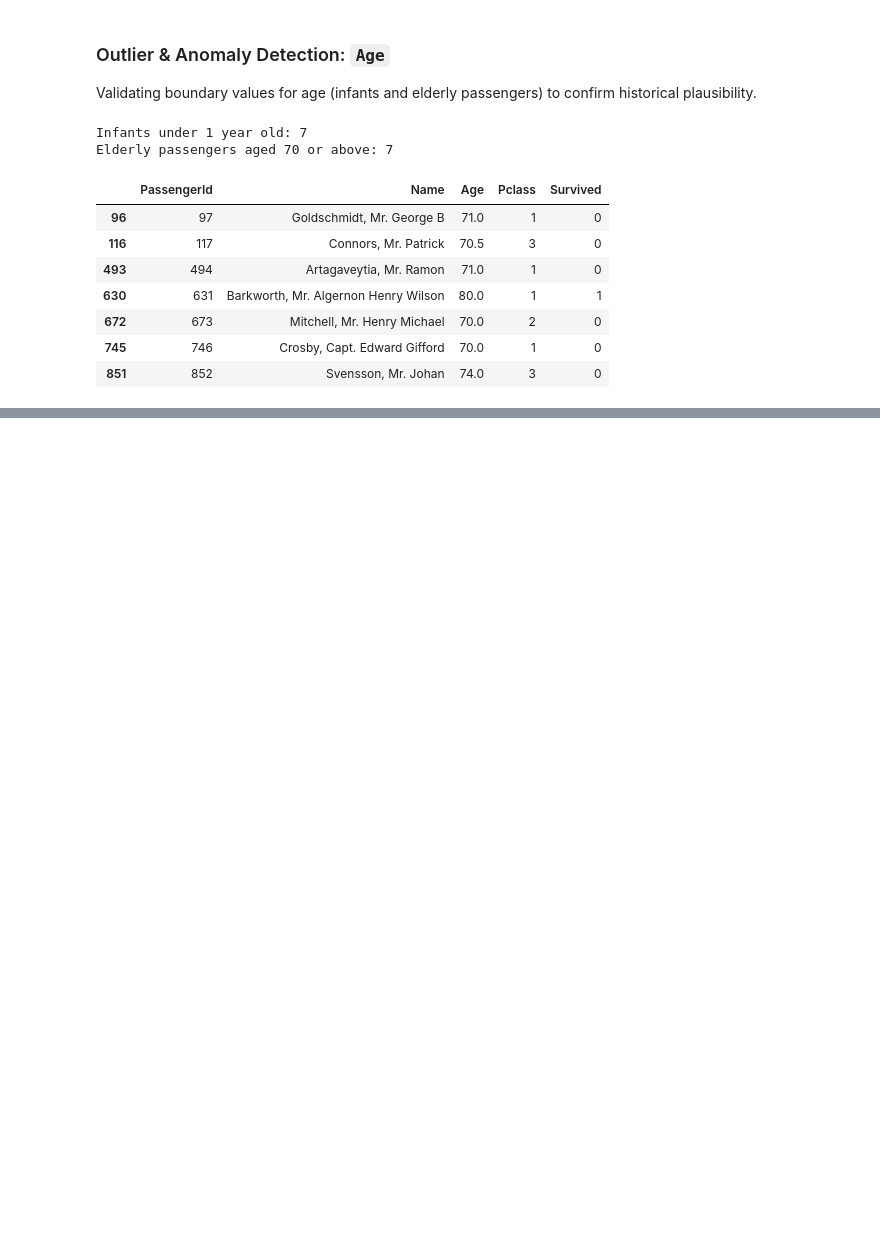
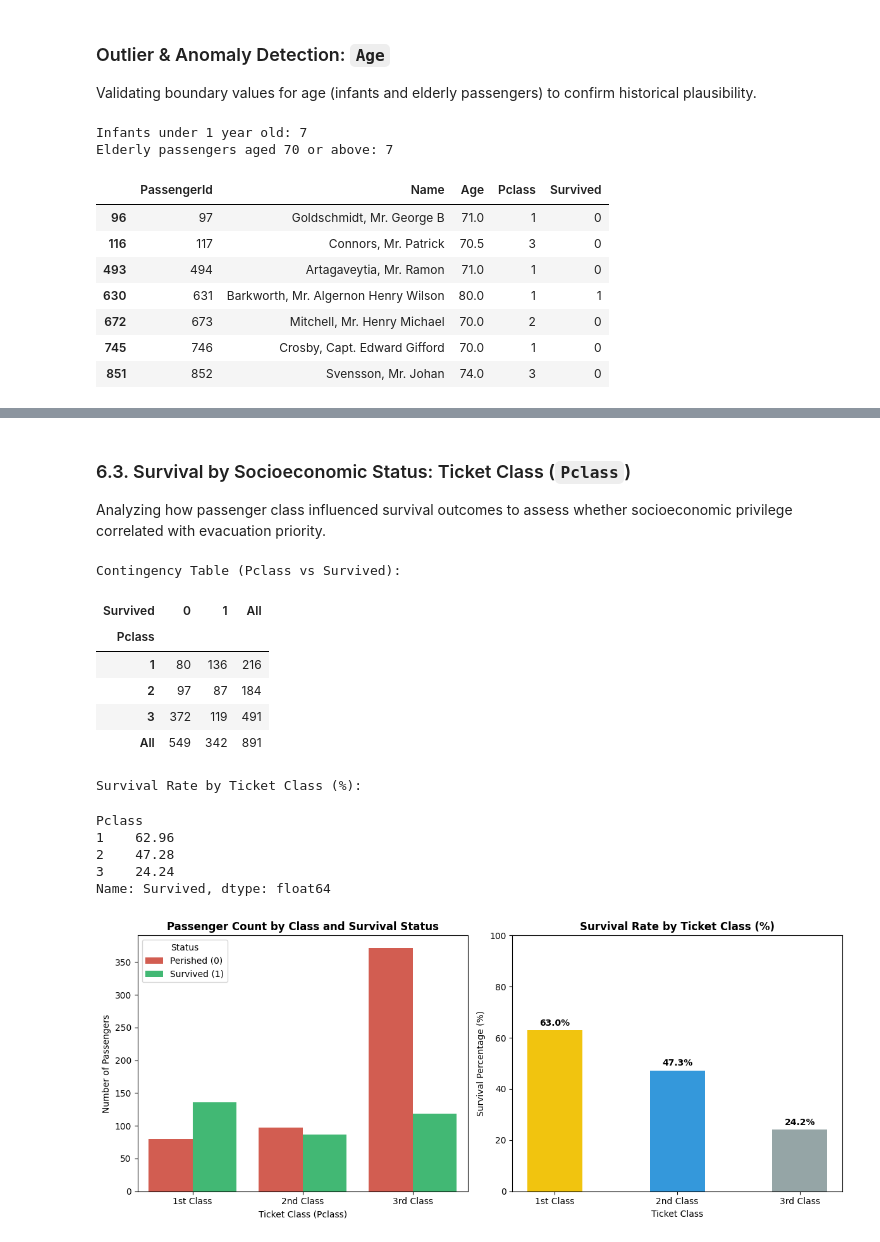
Before and after one commit to Omid-Zamzami/Titanic-EDA, a Jupyter notebook: notebooks/explore_data.ipynb, the cells around one changed output, grey strips where cells are left out. Drawn from its saved outputs; the diff is of its cells as text; code cells hidden in the pictures; blank space fills up the shorter version.

```diff
--- a/notebooks/explore_data.ipynb
+++ b/notebooks/explore_data.ipynb
@@ -283,0 +408,70 @@ max_age_passengers[["PassengerId", "Name", "Age", "Pclass", "Survived"]]
+# %% [markdown]
+### 6.3. Survival by Socioeconomic Status: Ticket Class (`Pclass`)
+Analyzing how passenger class influenced survival outcomes to assess whether socioeconomic privilege correlated with evacuation priority.
+# %%
+# 1. Statistical aggregation: Counts and Survival Rates by Ticket Class
+pclass_crosstab = pd.crosstab(
+    df_clean["Pclass"], df_clean["Survived"], margins=True
+)
+pclass_survival_rate = df_clean.groupby("Pclass")["Survived"].mean() * 100
+
+print("Contingency Table (Pclass vs Survived):")
+display(pclass_crosstab)
+
+print("\nSurvival Rate by Ticket Class (%):")
+display(pclass_survival_rate.round(2))
+
+# 2. Dual Visualization: Passenger Count & Survival Percentage
+fig, axes = plt.subplots(1, 2, figsize=(12, 5))
+
+# Subplot 1: Count of perished vs survived passengers per class
+sns.countplot(
+    data=df_clean,
+    x="Pclass",
+    hue="Survived",
+    palette=["#e74c3c", "#2ecc71"],
+    ax=axes[0],
+)
+axes[0].set_title(
+    "Passenger Count by Class and Survival Status",
+    fontsize=12,
+    fontweight="bold",
+)
+axes[0].set_xlabel("Ticket Class (Pclass)")
+axes[0].set_ylabel("Number of Passengers")
+# Set both tick positions and labels cleanly without warnings
+axes[0].set_xticks([0, 1, 2], labels=["1st Class", "2nd Class", "3rd Class"])
+axes[0].legend(title="Status", labels=["Perished (0)", "Survived (1)"])
+
+# Subplot 2: Survival percentage per ticket class
+class_labels = ["1st Class", "2nd Class", "3rd Class"]
+class_colors = ["#f1c40f", "#3498db", "#95a5a6"]  # Gold, Blue, Gray
+
+bars = axes[1].bar(
+    class_labels, pclass_survival_rate.values, color=class_colors, width=0.45
+)
+axes[1].set_title(
+    "Survival Rate by Ticket Class (%)", fontsize=12, fontweight="bold"
+)
+axes[1].set_ylabel("Survival Percentage (%)")
+axes[1].set_xlabel("Ticket Class")
+axes[1].set_ylim(0, 100)
+axes[1].bar_label(bars, fmt="%.1f%%", padding=3, fontweight="bold")
+
+plt.tight_layout()
+plt.show()
+# %% [output]
+Contingency Table (Pclass vs Survived):
+| Survived | 0 | 1 | All |
+| Pclass |  |  |  |
+| 1 | 80 | 136 | 216 |
+| 2 | 97 | 87 | 184 |
+| 3 | 372 | 119 | 491 |
+| All | 549 | 342 | 891 |
+Survival Rate by Ticket Class (%):
+Pclass
+1    62.96
+2    47.28
+3    24.24
+Name: Survived, dtype: float64
+[figure, added]
```
Also changed, not shown: parts of 13 cells of this notebook.
